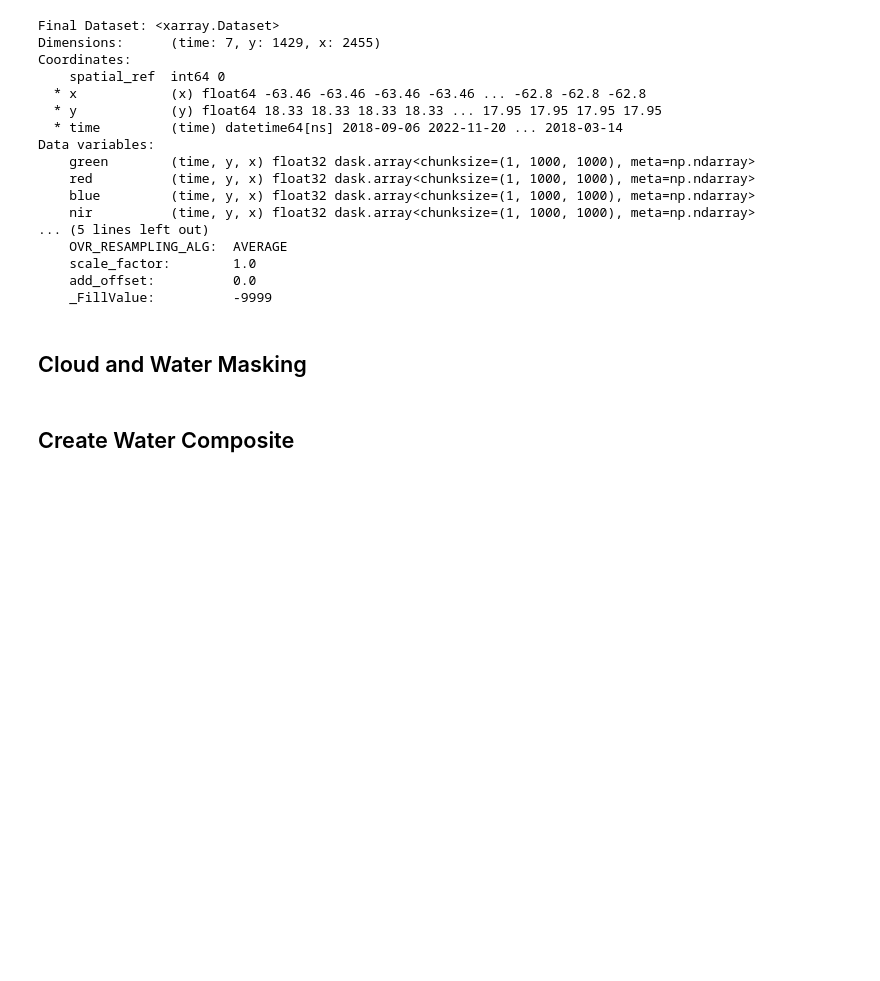
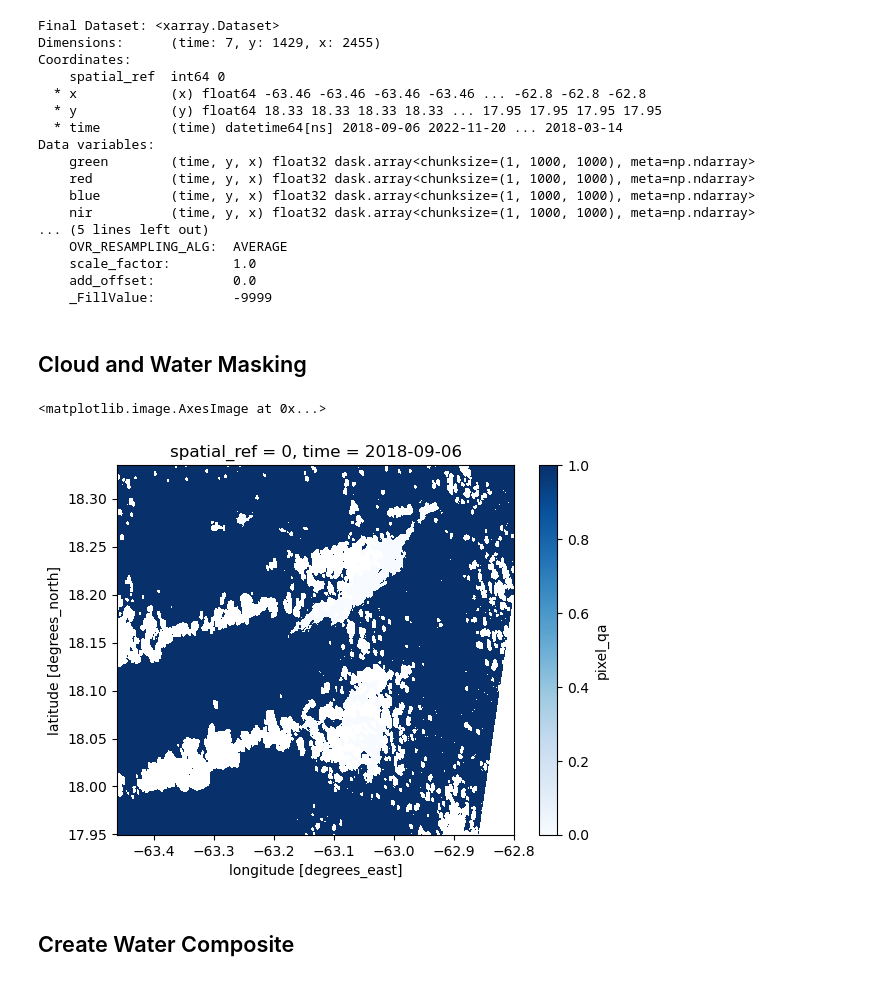
Before and after one commit to sabinenix/odc-hub, a Jupyter notebook: todeploy/nodatacube/WaterPermanency_2.ipynb, the cells around one changed output. Saved outputs shown, nothing was run; the diff lists cells and outputs as text; code cells hidden in the pictures; blank space fills up the shorter version.

Commit message:
Fixed cloud masking

```diff
--- a/todeploy/nodatacube/WaterPermanency_2.ipynb
+++ b/todeploy/nodatacube/WaterPermanency_2.ipynb
@@ -141,6 +141,13 @@ Data variables:
 ## Cloud and Water Masking
 # %%
 water_mask = ls_clean_mask(ds, keep_water=True)
+# %%
+#water_mask_nan_clouds = water_mask.where(clean_)
+
+water_mask[0].plot.imshow(cmap='Blues')
+# %% [output]
+<matplotlib.image.AxesImage at 0x...>
+[figure, added]
 # %% [markdown]
 ## Create Water Composite
 # %%
```
Also changed, not shown: parts of 2 cells of this notebook, 5 other files.
